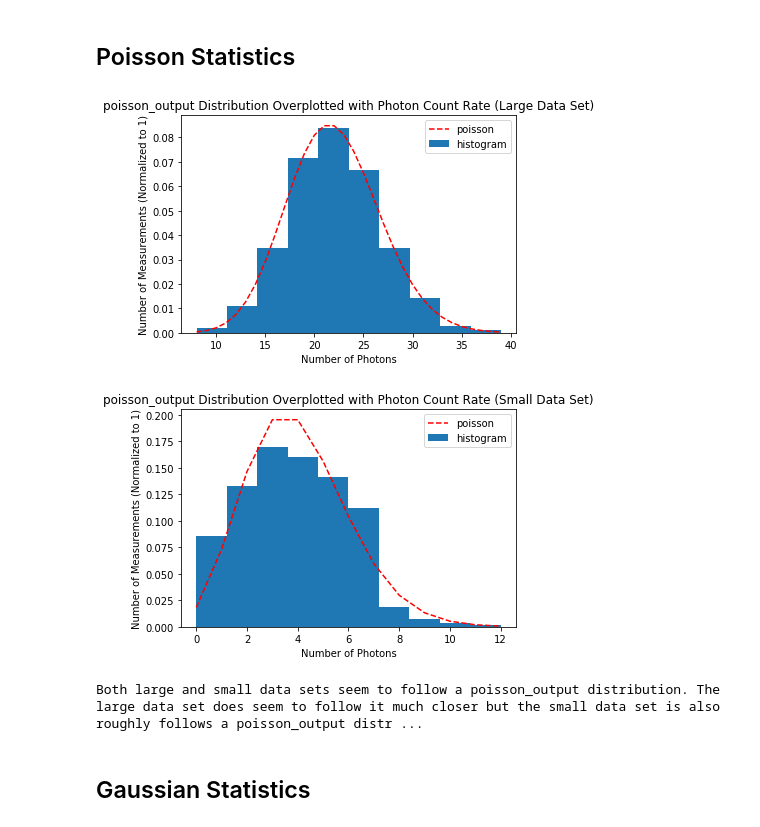
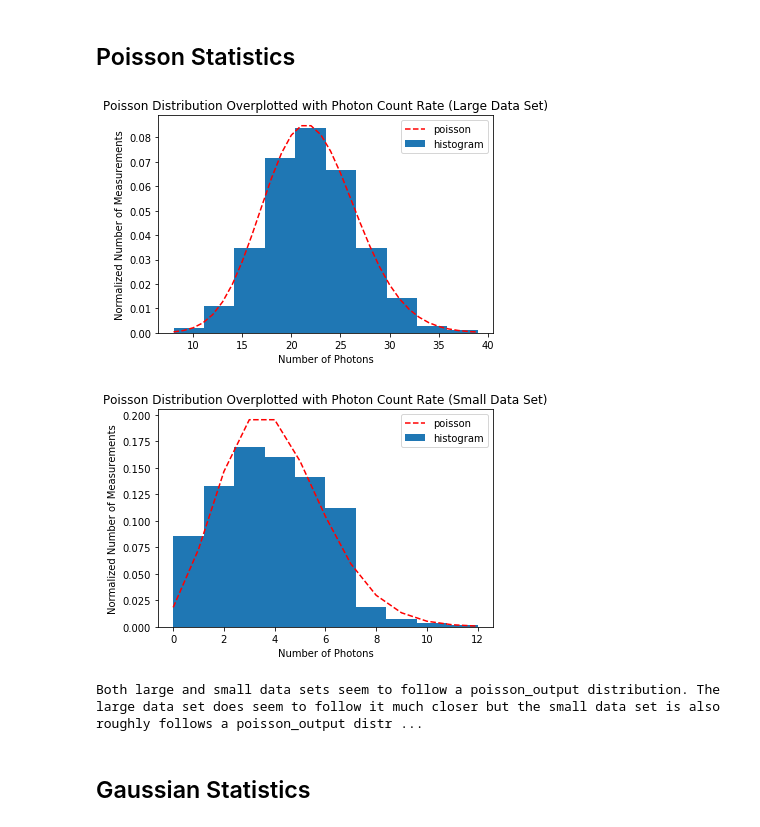
Before and after one commit to AyushPandhi/Pandhi_Ayush_AST326, a Jupyter notebook: Lab 1/AST326 Lab 1 Part 3.ipynb, the cells around one changed output. Saved outputs shown, nothing was run; the diff lists cells and outputs as text; code cells hidden in the pictures.

```diff
--- a/Lab 1/AST326 Lab 1 Part 3.ipynb
+++ b/Lab 1/AST326 Lab 1 Part 3.ipynb
@@ -137,34 +137,34 @@ You can approximately get the mean and standard deviation of the Large data set
 # %%
 #Overplotting the poisson_output distriution onto the large data histogram (mu = 22)
 xlin = np.arange(8, 40)
 poisson_output = poisson(8, 40, 22)
 plt.hist(largedata, bins = 10, normed=1, label='histogram')
 plt.plot(xlin, poisson_output/np.sum(poisson_output)/(xlin[1] - xlin[0]), 'r--', label='poisson')
-plt.title('poisson_output Distribution Overplotted with Photon Count Rate (Large Data Set)')
+plt.title('Poisson Distribution Overplotted with Photon Count Rate (Large Data Set)')
 plt.xlabel('Number of Photons')
-plt.ylabel('Number of Measurements (Normalized to 1)')
+plt.ylabel('Normalized Number of Measurements')
 plt.legend()
 plt.show()
 
 #Overplotting the poisson_output distriution onto the small data histogram (mu = 4)
 xlin2 = np.arange(0, 13)
 poisson_output2 = poisson(0, 13, 4)
 plt.hist(smalldata, bins = 10, normed=1, label='histogram')
 plt.plot(xlin2, poisson_output2/np.sum(poisson_output2)/(xlin2[1] - xlin2[0]), 'r--', label='poisson')
-plt.title('poisson_output Distribution Overplotted with Photon Count Rate (Small Data Set)')
+plt.title('Poisson Distribution Overplotted with Photon Count Rate (Small Data Set)')
 plt.xlabel('Number of Photons')
-plt.ylabel('Number of Measurements (Normalized to 1)')
+plt.ylabel('Normalized Number of Measurements')
 plt.legend()
 plt.show()
 
 #For spacing and ease of reading poisson_output
 print()
 
 #Explaning if both data sets follow a poisson_output distribution
 print('Both large and small data sets seem to follow a poisson_output distribution. The large data set does seem to follow it much closer but the small data set is also roughly follows a poisson_output distribution. The larger data set looks very close to a gaussian distribution while the small data set does not.')
 # %% [output]
-[figure, old version]
+[figure, new version]
-[figure, old version]
+[figure, new version]
 Both large and small data sets seem to follow a poisson_output distribution. The large data set does seem to follow it much closer but the small data set is also roughly follows a poisson_output distr ...
 # %% [markdown]
 ## Gaussian Statistics
```
Also changed, not shown: parts of 1 cell of this notebook, 1 other file.
